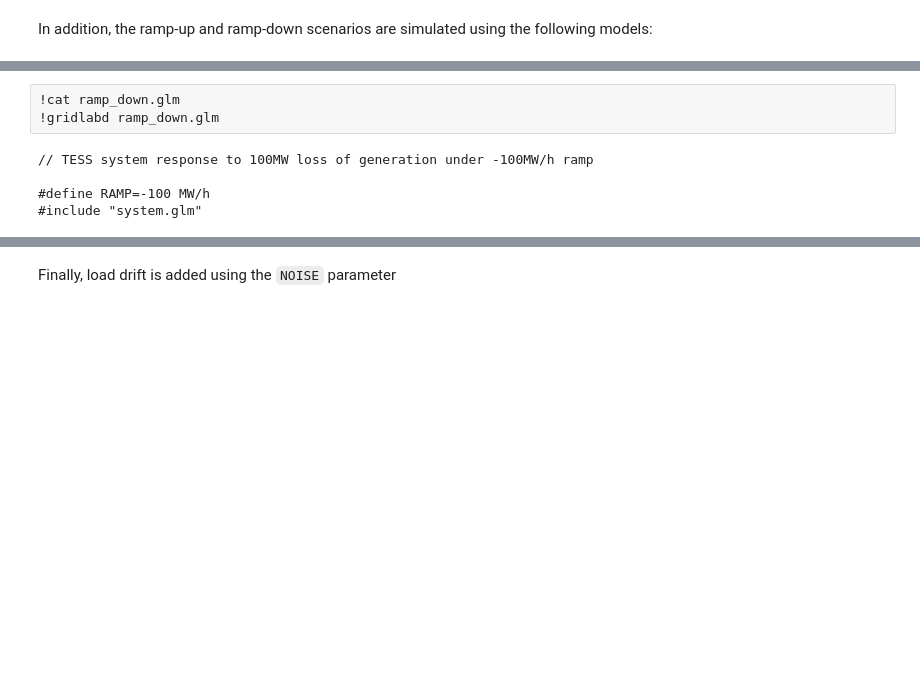
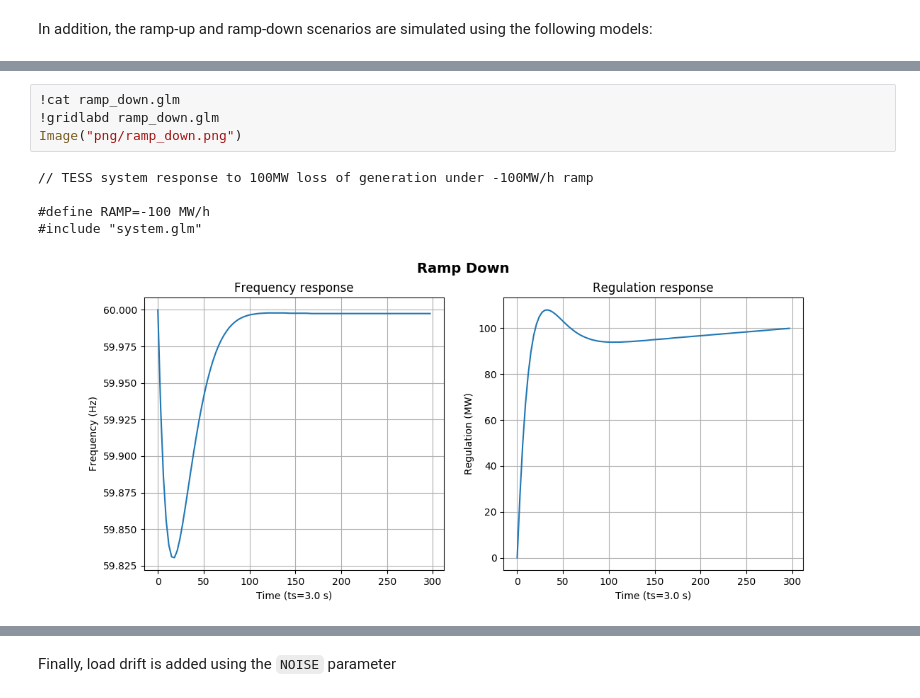
Before and after one commit to slacgismo/TESS, a Jupyter notebook: analysis/stability/TESS Stability Analysis.ipynb, the cells around one changed output, grey strips where cells are left out. Drawn from its saved outputs; the diff is of its cells as text; blank space fills up the shorter version.

```diff
--- a/analysis/stability/TESS Stability Analysis.ipynb
+++ b/analysis/stability/TESS Stability Analysis.ipynb
@@ -66,8 +65,10 @@ In addition, the ramp-up and ramp-down scenarios are simulated using the followi
 # %%
 !cat ramp_down.glm
 !gridlabd ramp_down.glm
+Image("png/ramp_down.png")
 # %% [output]
 // TESS system response to 100MW loss of generation under -100MW/h ramp
 
 #define RAMP=-100 MW/h
 #include "system.glm"
+[figure, added]
```
Also changed, not shown: parts of 9 cells of this notebook.
